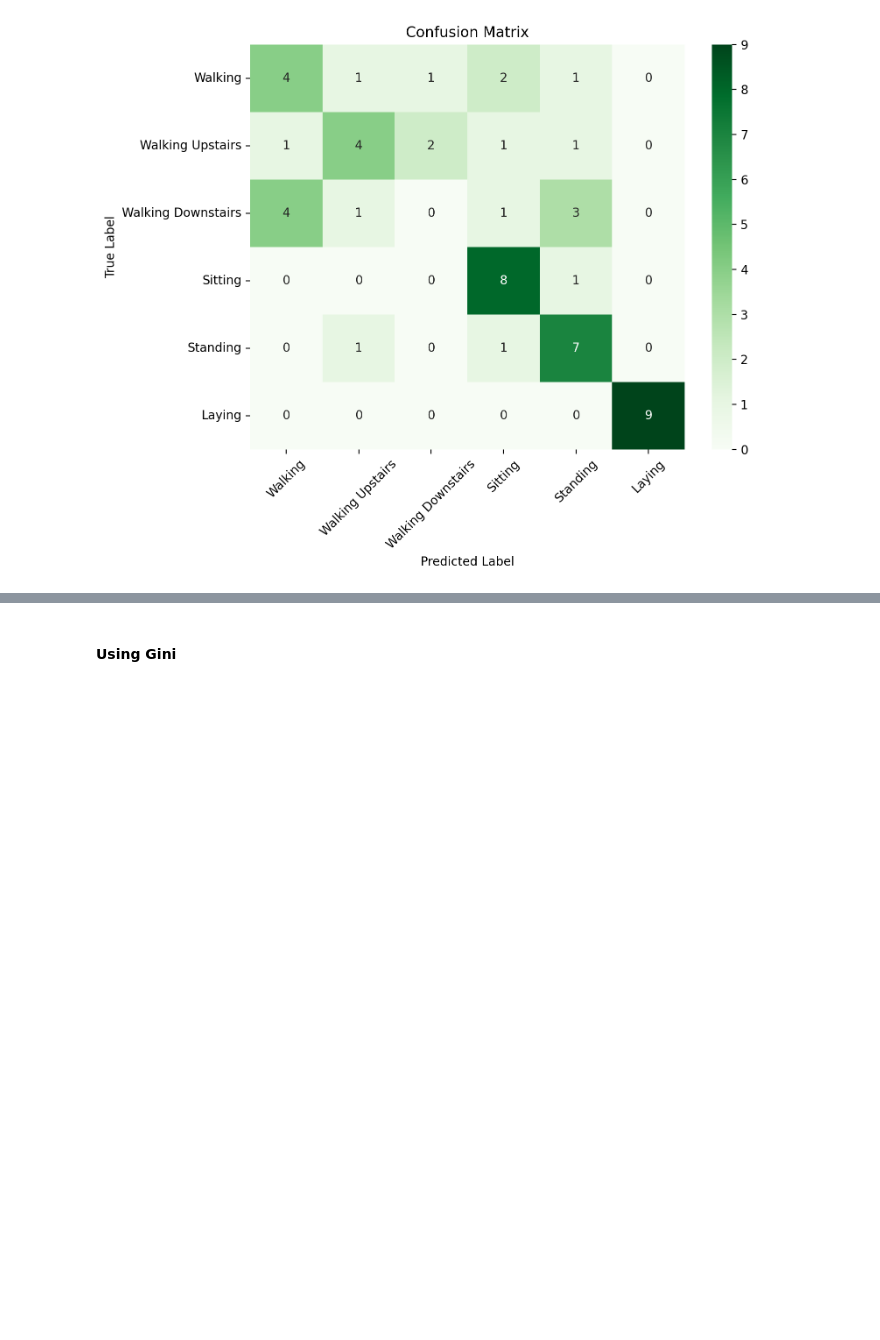
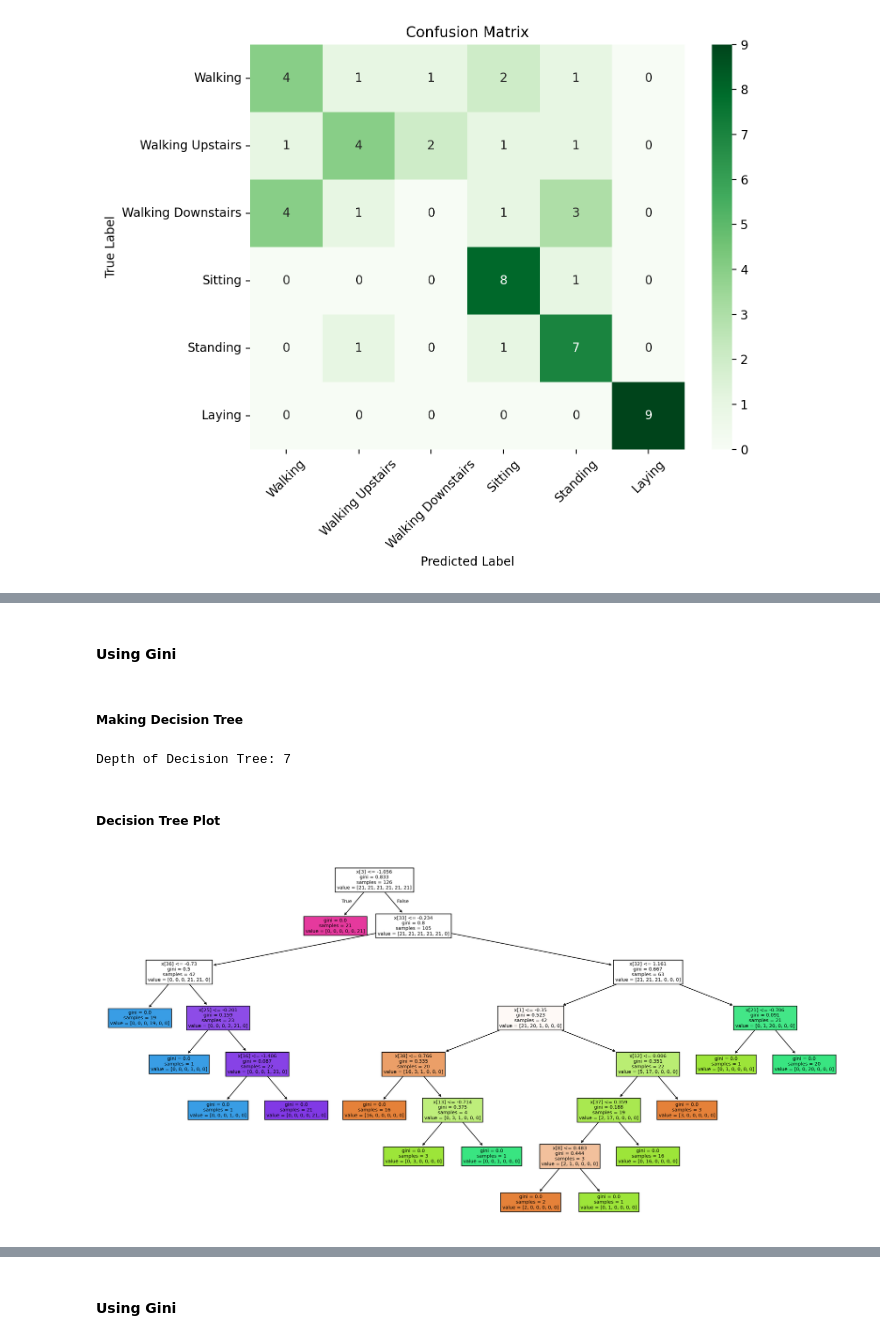
Before and after one commit to nupoor-ka/es_335_ml_har, a Jupyter notebook: Sk_DT.ipynb, the cells around one changed output, grey strips where cells are left out. Cells and saved outputs as stored; diff of their text form; code cells hidden in the pictures; blank space fills up the shorter version.

```diff
--- a/Sk_DT.ipynb
+++ b/Sk_DT.ipynb
@@ -158,0 +161,6 @@ Recall :  0.5925925925925926
+# %%
+import pandas as pd
+X_Train_Tsfel=pd.read_csv("X_Train_Tsfel.csv")
+X_Test_Tsfel=pd.read_csv("X_Test_Tsfel.csv")
+Xtrain=pd.read_csv("x_tsfel.csv")
+Xtest=pd.read_csv("x_tsfel_test.csv")
@@ -158,0 +169,26 @@ Recall :  0.5925925925925926
+# %%
+from sklearn.preprocessing import StandardScaler
+scalar=StandardScaler()
+X_Train_Tsfel_n=scalar.fit_transform(Xtrain)
+X_Test_Tsfel_n=scalar.transform(Xtest)
+x2=X_Train_Tsfel_n
+xt2=X_Test_Tsfel_n
+# %% [markdown]
+#### Using Gini
+# %% [markdown]
+##### Making Decision Tree
+# %%
+sk_dt=tree.DecisionTreeClassifier(criterion="gini",random_state=42)
+sk_dt=sk_dt.fit(x2,y_train)
+depth=sk_dt.get_depth()
+print("Depth of Decision Tree:",depth)
+# %% [output]
+Depth of Decision Tree: 7
+# %% [markdown]
+##### Decision Tree Plot
+# %%
+plt.figure(figsize=(20,10))
+tree.plot_tree(sk_dt, filled=True)
+plt.show()
+# %% [output]
+[figure, added]
```
Also changed, not shown: parts of 40 cells of this notebook.
